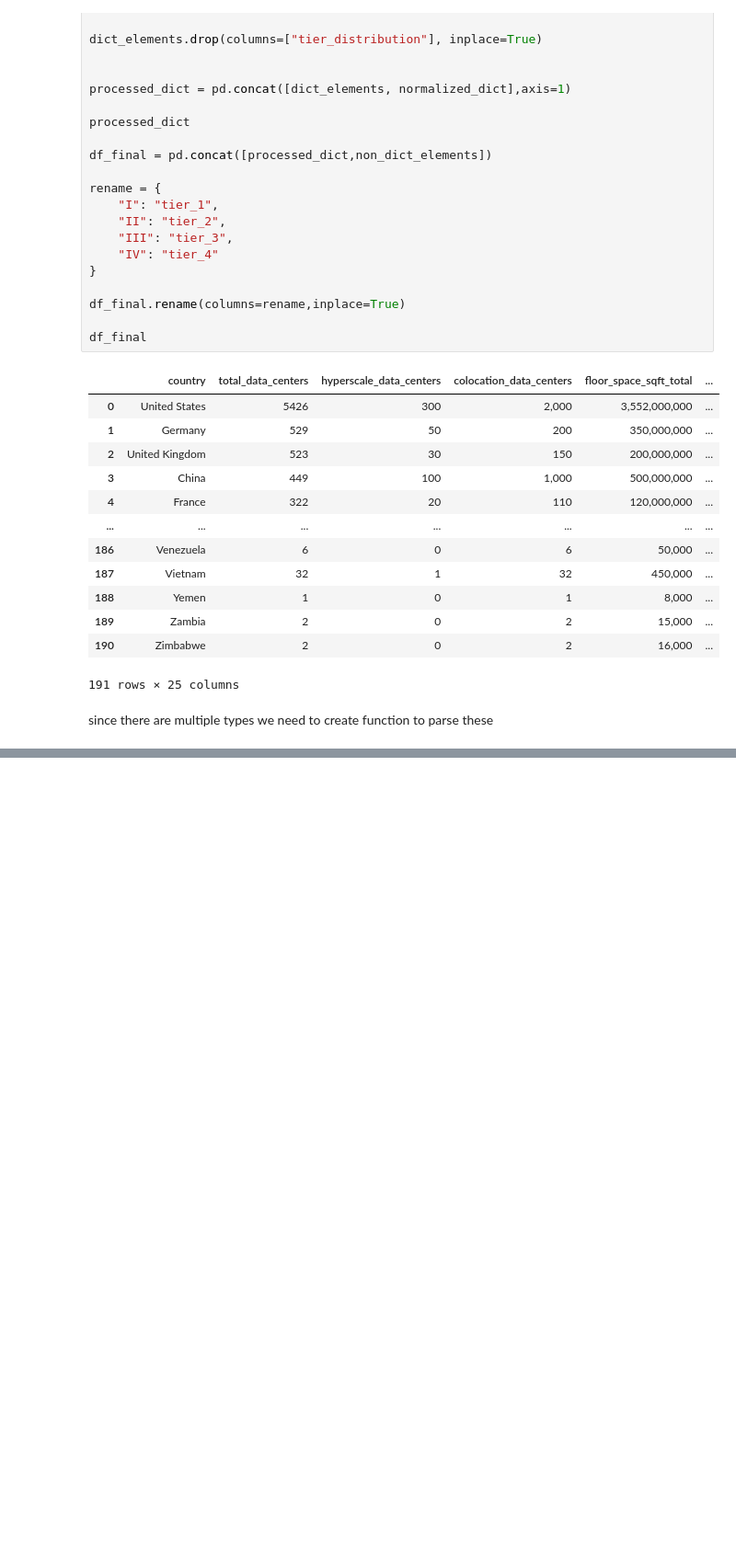
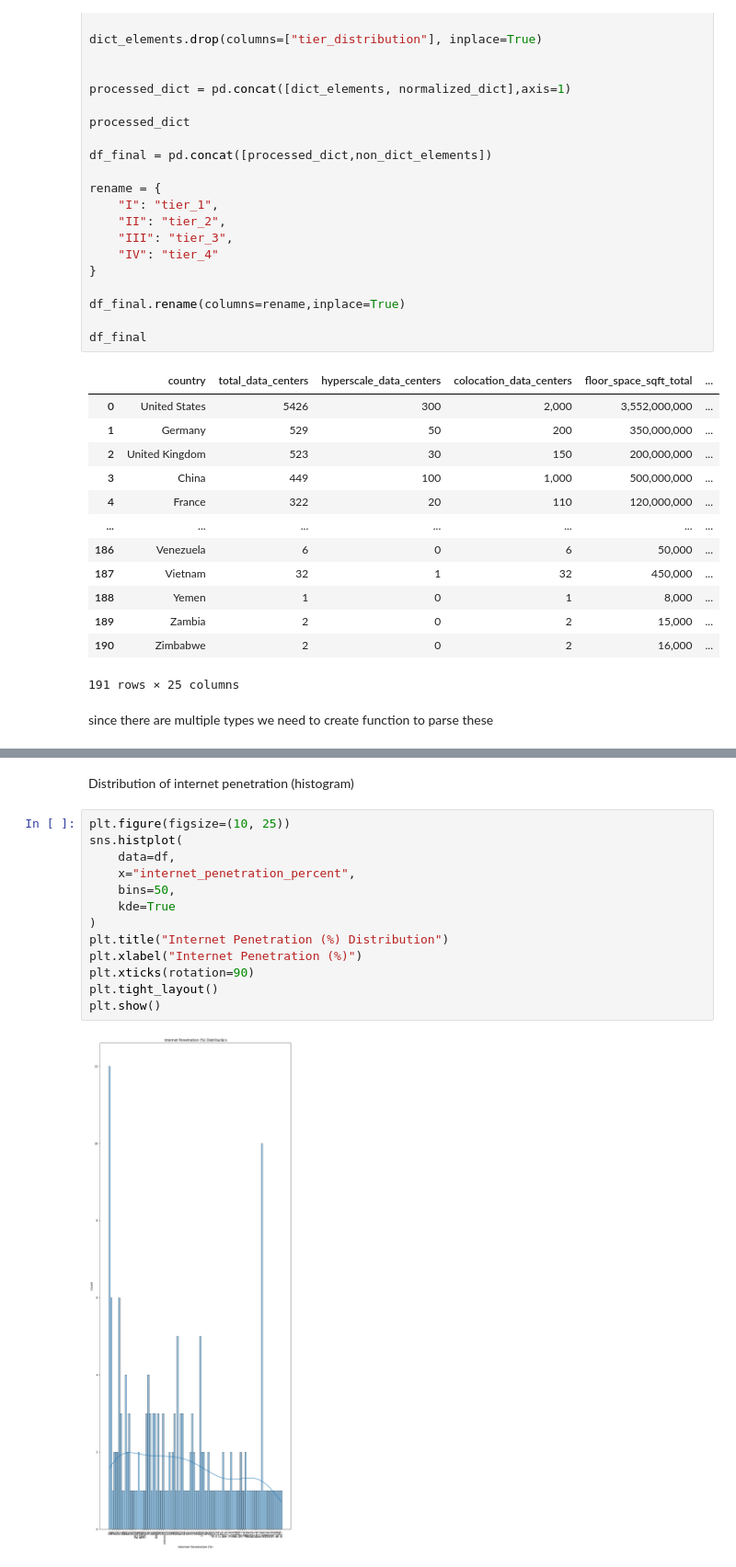
Before and after one commit to thashesh/global_data_center, a Jupyter notebook: cleaning.ipynb, the cells around one changed output, grey strips where cells are left out. Shown at 92% size. Drawn from its saved outputs; the diff is of its cells as text; blank space fills up the shorter version.

```diff
--- a/cleaning.ipynb
+++ b/cleaning.ipynb
@@ -245,0 +367,17 @@ Name: count, Length: 118, dtype: int64
+# %% [markdown]
+Distribution of internet penetration (histogram)
+# %%
+plt.figure(figsize=(10, 25))
+sns.histplot(
+    data=df,
+    x="internet_penetration_percent",
+    bins=50,
+    kde=True
+)
+plt.title("Internet Penetration (%) Distribution")
+plt.xlabel("Internet Penetration (%)")
+plt.xticks(rotation=90)
+plt.tight_layout()
+plt.show()
+# %% [output]
+[figure, added]
```
Also changed, not shown: parts of 19 cells of this notebook.
